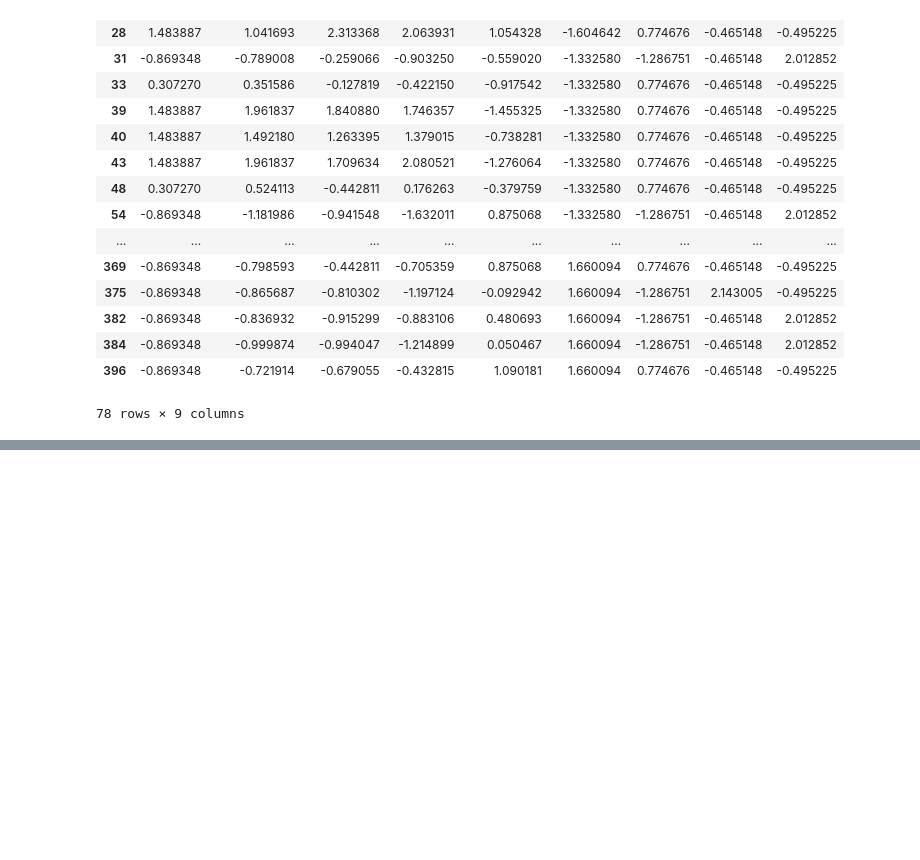
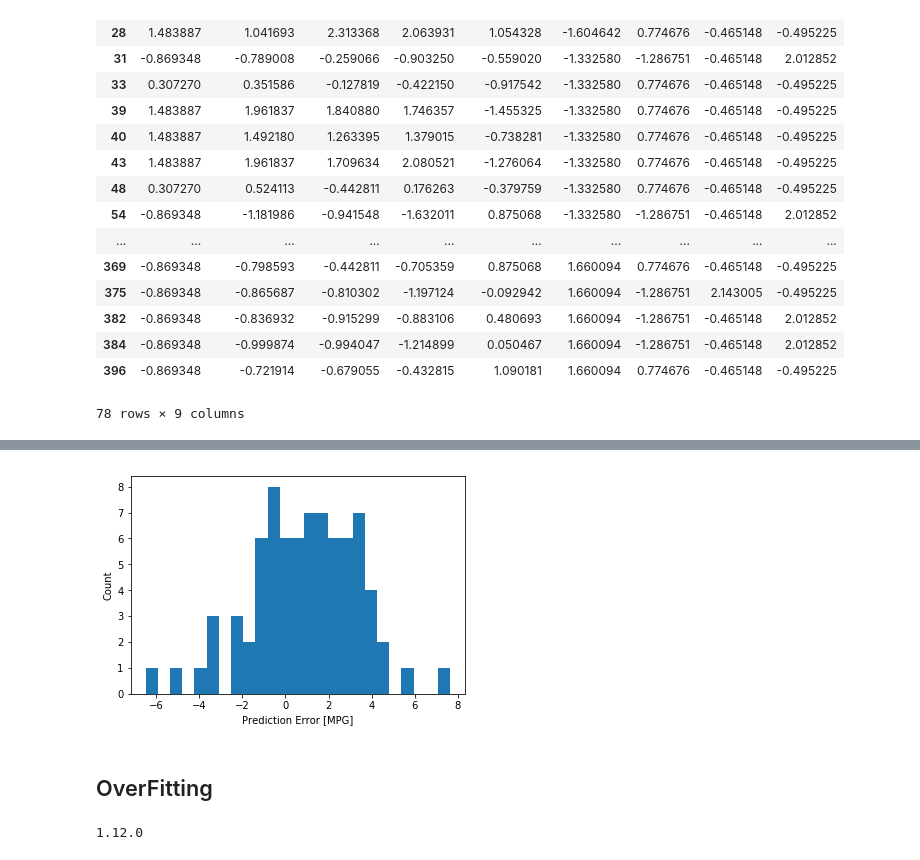
Before and after one commit to MatchaSlap/tf-tutorials, a Jupyter notebook: 01_learnML.ipynb, the cells around one changed output, grey strips where cells are left out. Drawn from its saved outputs; the diff is of its cells as text; code cells hidden in the pictures; blank space fills up the shorter version.

```diff
--- a/01_learnML.ipynb
+++ b/01_learnML.ipynb
@@ -530,0 +683,21 @@ normed_test_data
+# %%
+error = test_predictions - test_labels
+plt.hist(error, bins = 25)
+plt.xlabel("Prediction Error [MPG]")
+_ = plt.ylabel("Count")
+# %% [output]
+[figure, added]
+# %% [markdown]
+## OverFitting
+# %%
+from __future__ import absolute_import, division, print_function, unicode_literals
+
+import tensorflow as tf
+from tensorflow import keras
+
+import numpy as np
+import matplotlib.pyplot as plt
+
+print(tf.__version__)
+# %% [output]
+1.12.0
```
Also changed, not shown: parts of 29 cells of this notebook.
